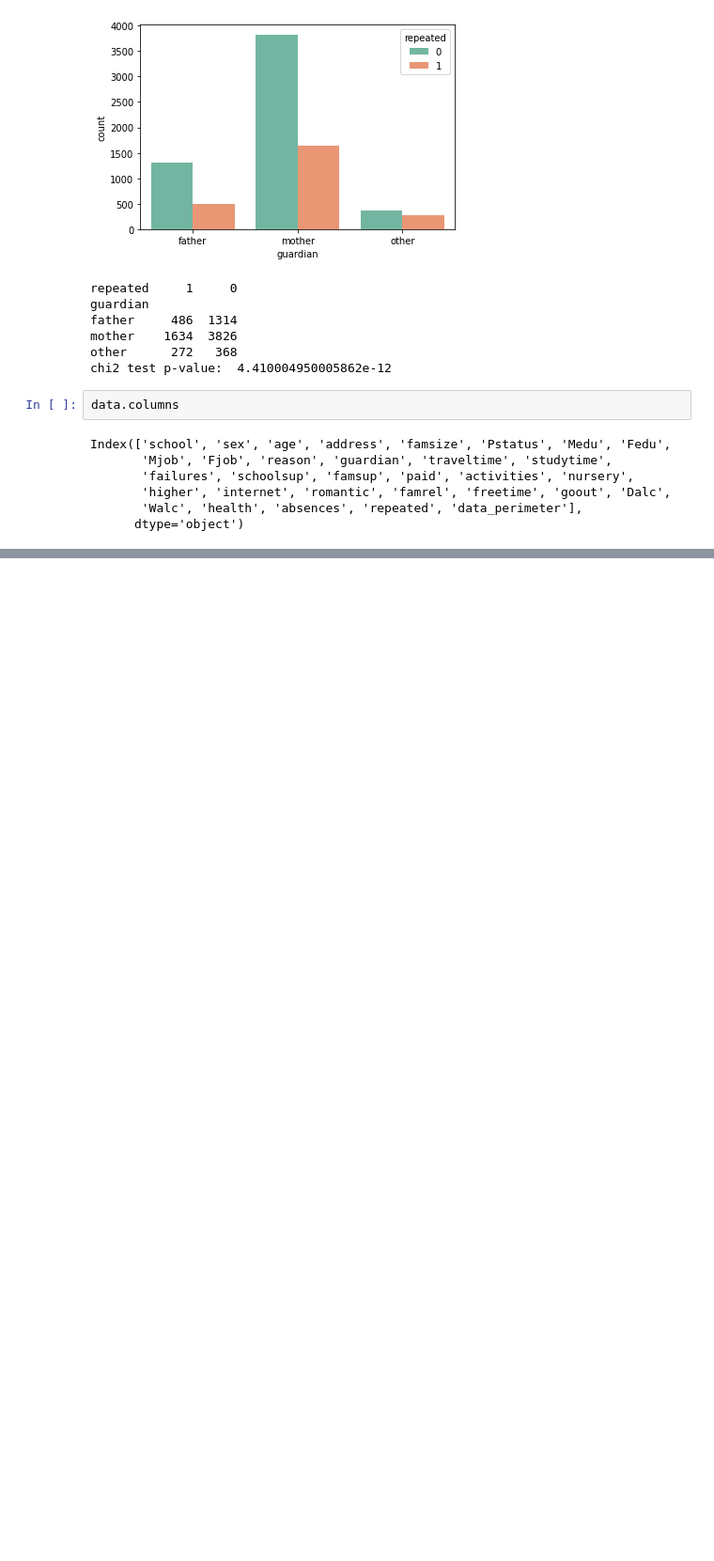
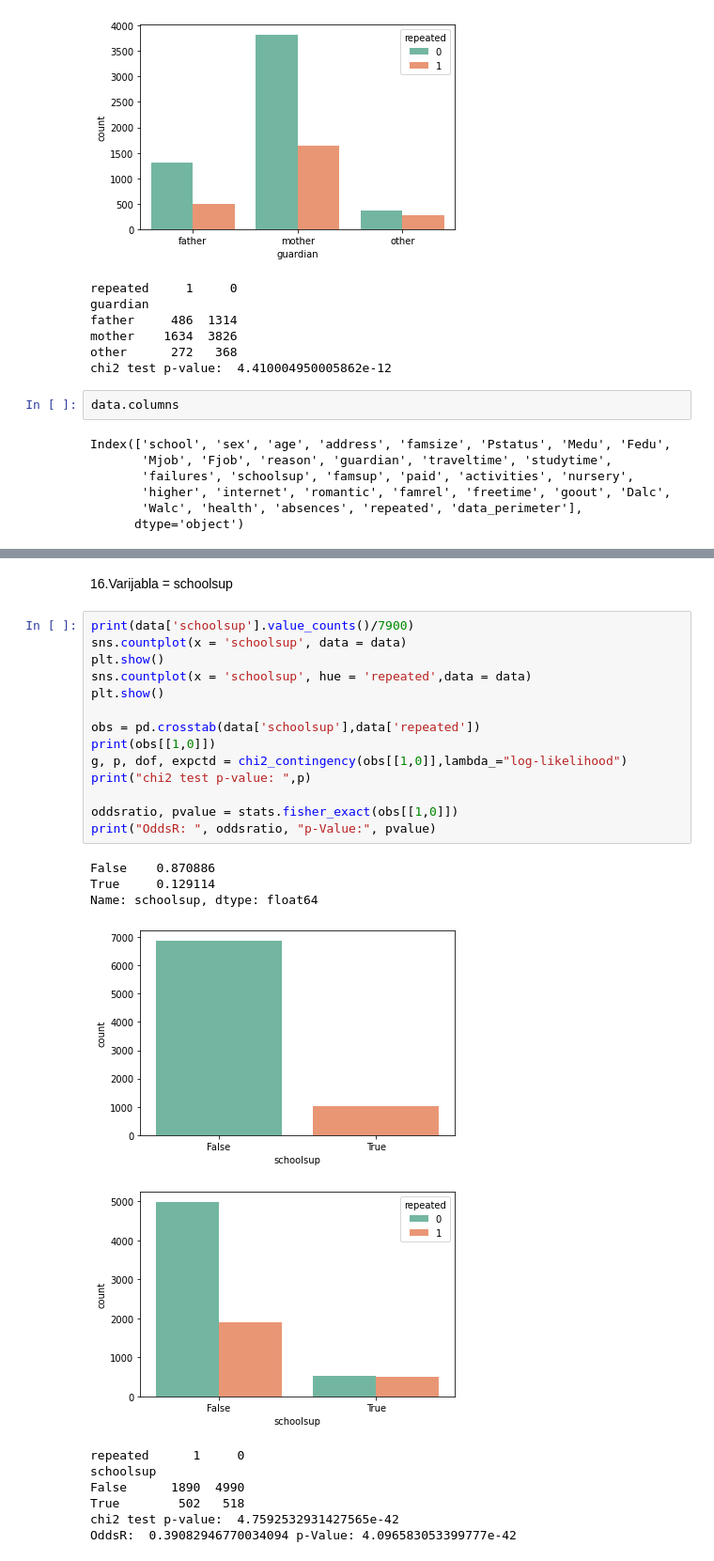
Before and after one commit to MPetrinovic/Personal-Projects, a Jupyter notebook: Rješenje.ipynb, the cells around one changed output, grey strips where cells are left out. Shown at 94% size. Drawn from its saved outputs; the diff is of its cells as text; blank space fills up the shorter version.

```diff
--- a/Rješenje.ipynb
+++ b/Rješenje.ipynb
@@ -421,0 +508,28 @@ Index(['school', 'sex', 'age', 'address', 'famsize', 'Pstatus', 'Medu', 'Fedu',
+# %% [markdown]
+16.Varijabla = schoolsup
+# %%
+print(data['schoolsup'].value_counts()/7900)
+sns.countplot(x = 'schoolsup', data = data)
+plt.show()
+sns.countplot(x = 'schoolsup', hue = 'repeated',data = data)
+plt.show()
+
+obs = pd.crosstab(data['schoolsup'],data['repeated'])
+print(obs[[1,0]])
+g, p, dof, expctd = chi2_contingency(obs[[1,0]],lambda_="log-likelihood")
+print("chi2 test p-value: ",p)
+
+oddsratio, pvalue = stats.fisher_exact(obs[[1,0]])
+print("OddsR: ", oddsratio, "p-Value:", pvalue)
+# %% [output]
+False    0.870886
+True     0.129114
+Name: schoolsup, dtype: float64
+[figure, added]
+[figure, added]
+repeated      1     0
+schoolsup
+False      1890  4990
+True        502   518
+chi2 test p-value:  4.7592532931427565e-42
+OddsR:  0.39082946770034094 p-Value: 4.096583053399777e-42
```
Also changed, not shown: parts of 51 cells of this notebook.
